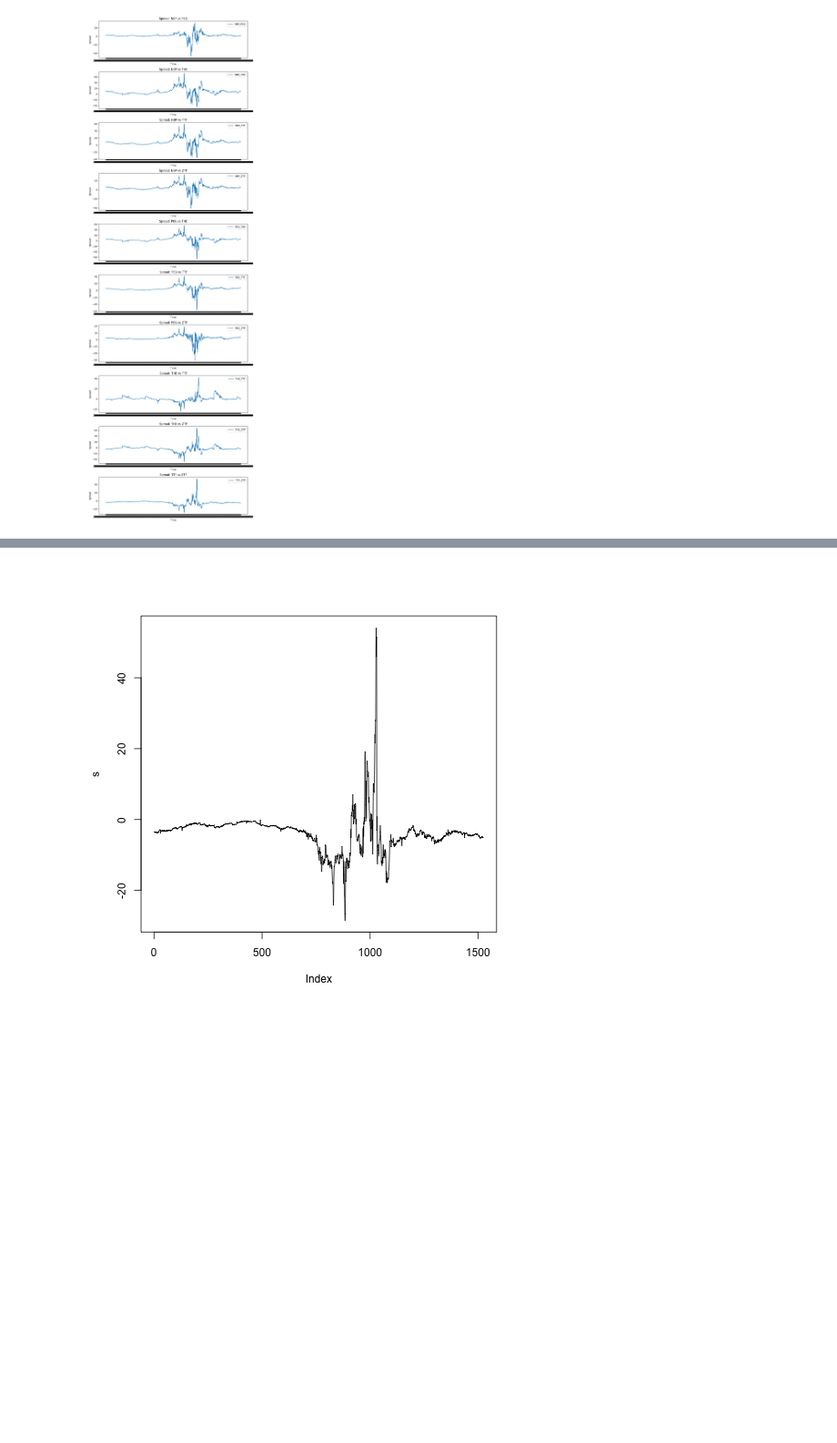
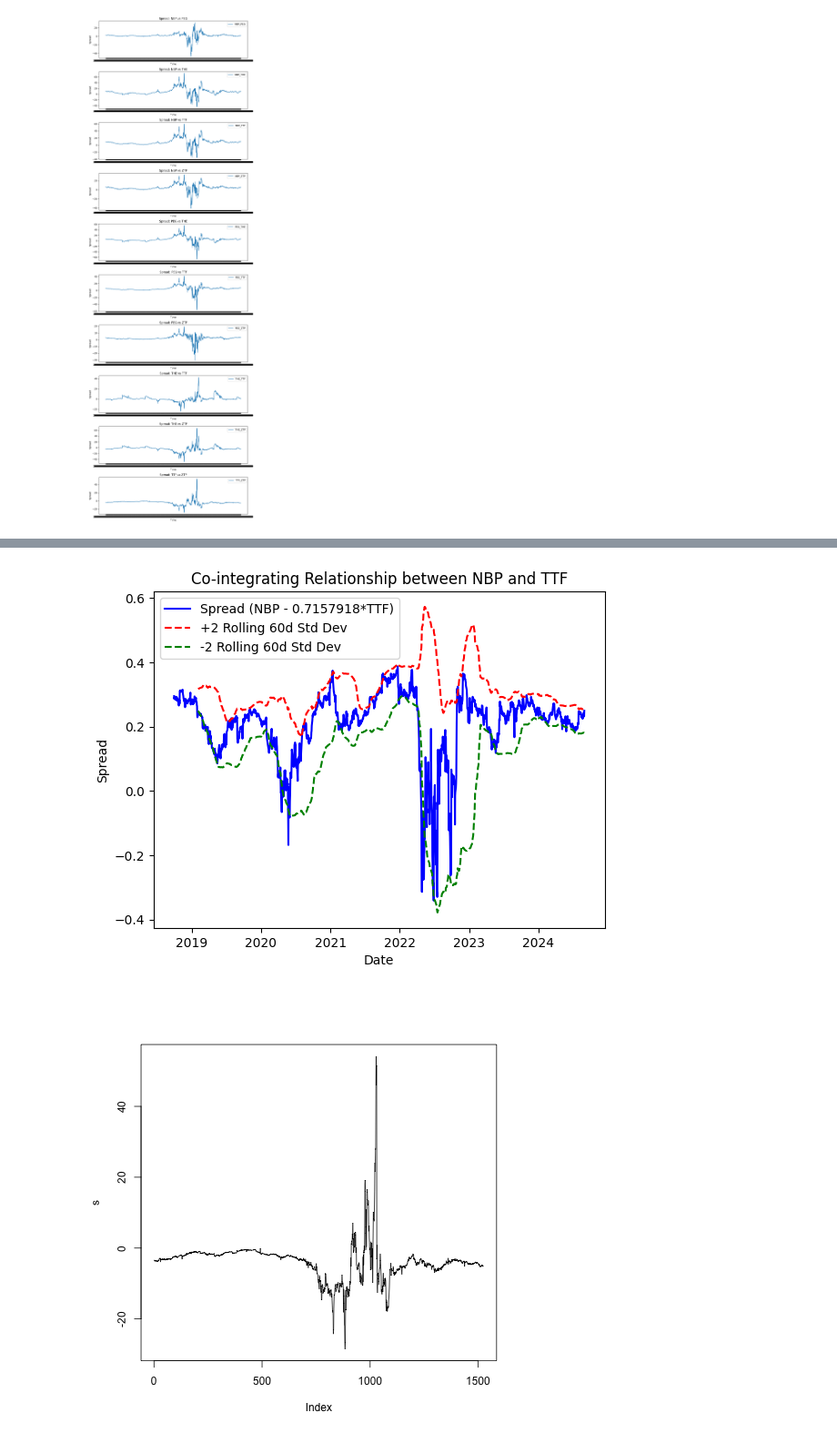
Before and after one commit to sindrjha/statistical-arbitrage, a Jupyter notebook: data_alignment.ipynb, the cells around one changed output, grey strips where cells are left out. Shown at 91% size. Drawn from its saved outputs; the diff is of its cells as text; code cells hidden in the pictures; blank space fills up the shorter version.

```diff
--- a/data_alignment.ipynb
+++ b/data_alignment.ipynb
@@ -440,3 +956,36 @@ plt.show()
+# %%
+spread = combined_hubs["NBP"] - 0.9263*combined_hubs["TTF"]
+
+# Calculate the 180-day rolling mean and standard deviation of the spread
+rolling_mean = spread.rolling(window=90).mean()
+rolling_std = spread.rolling(window=90).std()
+
+# Calculate the upper and lower bounds (+2 std dev and -2 std dev)
+upper_bound = rolling_mean + 2 * rolling_std
+lower_bound = rolling_mean - 2 * rolling_std
+
+# Plot the spread
+plt.plot(combined_hubs.index, spread, label="Spread (NBP - 0.7157918*TTF)", color='blue')
+
+# Plot the rolling mean
+#plt.plot(combined_hubs.index, rolling_mean, label="180-Day Rolling Mean", color='orange')
+
+# Plot the upper and lower bounds
+plt.plot(combined_hubs.index, upper_bound, label="+2 Rolling 60d Std Dev", linestyle='--', color='red')
+plt.plot(combined_hubs.index, lower_bound, label="-2 Rolling 60d Std Dev", linestyle='--', color='green')
+
+# Add title and labels
+plt.title("Co-integrating Relationship between NBP and TTF")
+plt.xlabel("Date")
+plt.ylabel("Spread")
+
+# Add legend
+plt.legend()
+
+# Show the plot
+plt.show()
+# %% [output]
+[figure, added]
 # %%
 %%R
 s<- combined_hubs$TTF - 1.1326944*combined_hubs$ZTP
```
Also changed, not shown: parts of 30 cells of this notebook, 1 other file.
